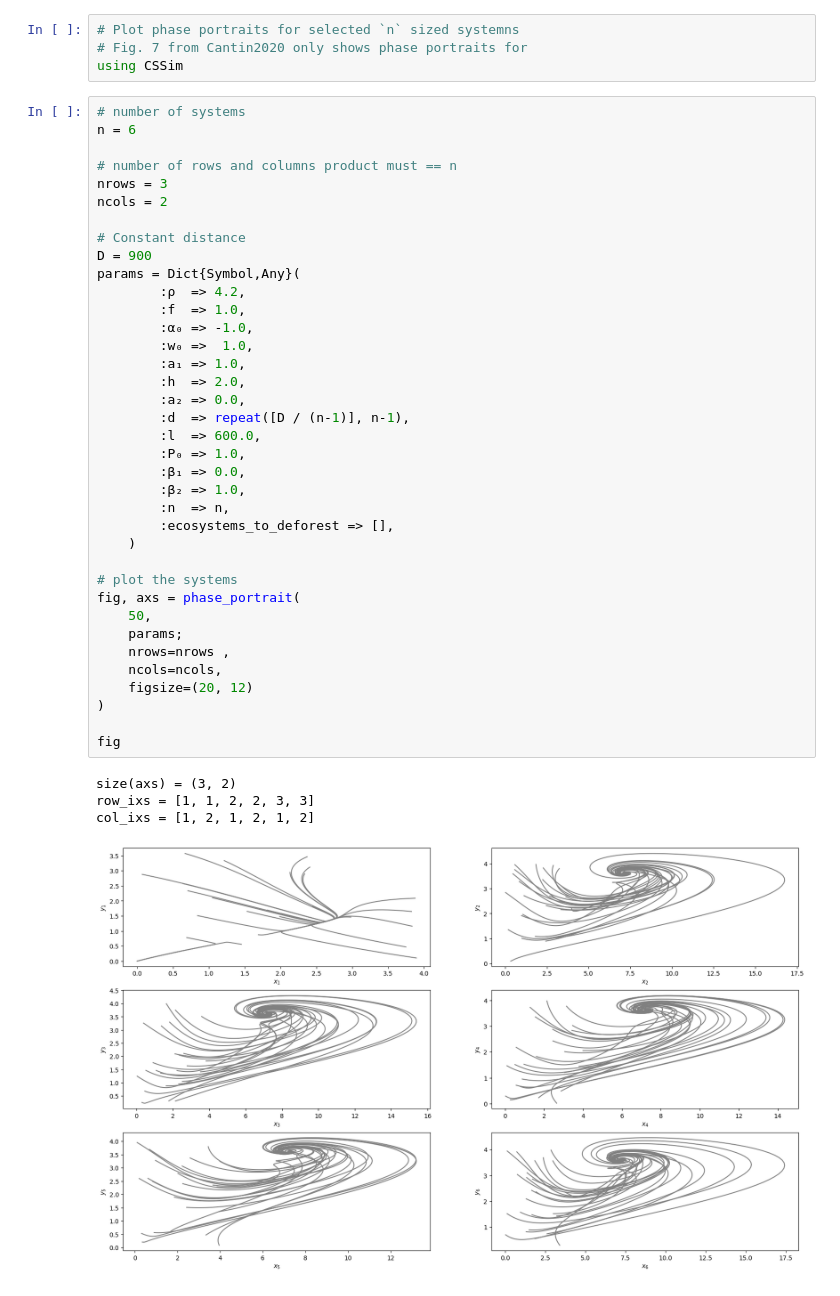
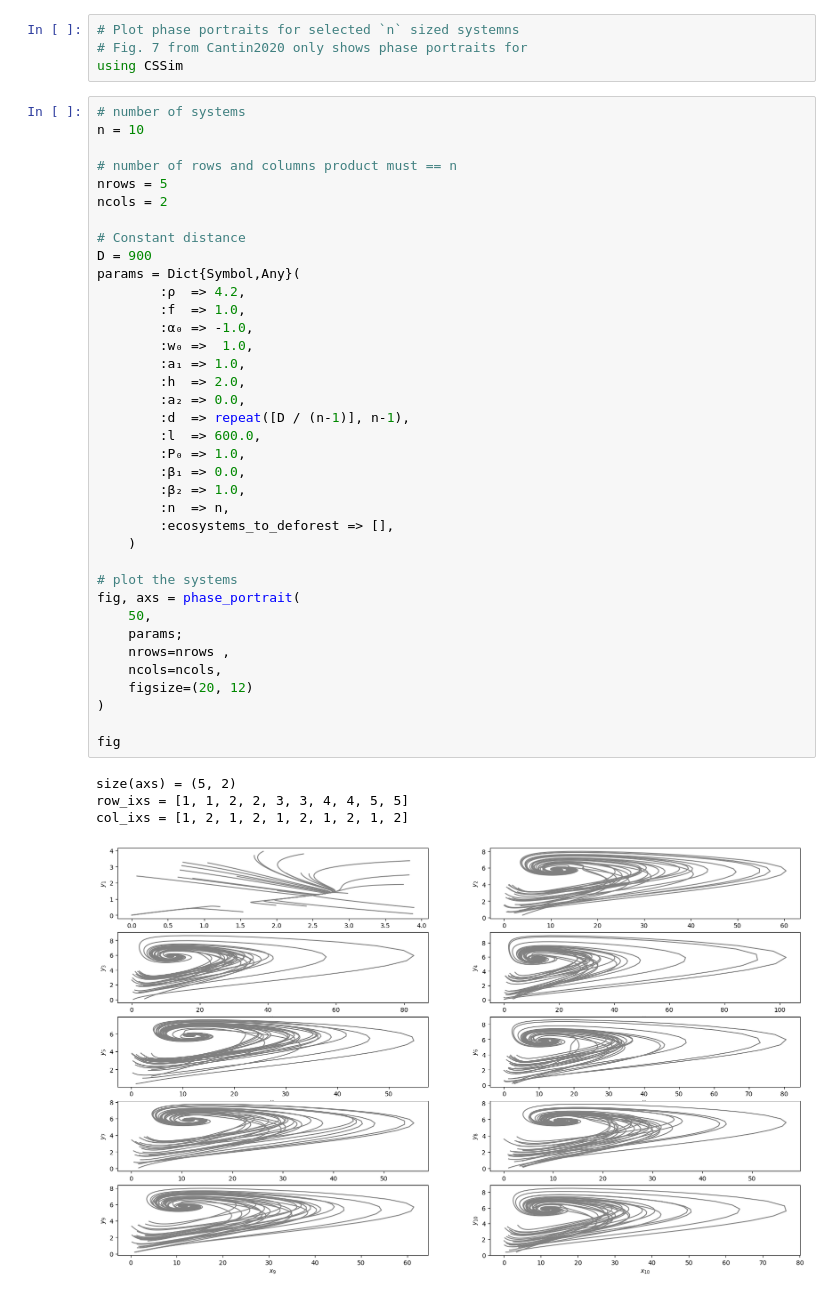
Before and after one commit to marcelvdla/CSSim, a Jupyter notebook: notebooks/jl_fig7_expanded.ipynb, the cells around one changed output. Saved outputs shown, nothing was run; the diff lists cells and outputs as text.

```diff
--- a/notebooks/jl_fig7_expanded.ipynb
+++ b/notebooks/jl_fig7_expanded.ipynb
@@ -4,43 +4,43 @@
 using CSSim
 # %%
 # number of systems
-n = 6
+n = 10
 
 # number of rows and columns product must == n
-nrows = 3
+nrows = 5
 ncols = 2
 
 # Constant distance
 D = 900
 params = Dict{Symbol,Any}(
         :ρ  => 4.2,
         :f  => 1.0,
         :α₀ => -1.0,
         :w₀ =>  1.0,
         :a₁ => 1.0,
         :h  => 2.0,
         :a₂ => 0.0,
         :d  => repeat([D / (n-1)], n-1),
         :l  => 600.0,
         :P₀ => 1.0,
         :β₁ => 0.0,
         :β₂ => 1.0,
         :n  => n,
         :ecosystems_to_deforest => [],
     )
 
 # plot the systems
 fig, axs = phase_portrait(
     50,
     params;
     nrows=nrows ,
     ncols=ncols,
     figsize=(20, 12)
 )
 
 fig
 # %% [output]
-size(axs) = (3, 2)
-row_ixs = [1, 1, 2, 2, 3, 3]
-col_ixs = [1, 2, 1, 2, 1, 2]
+size(axs) = (5, 2)
+row_ixs = [1, 1, 2, 2, 3, 3, 4, 4, 5, 5]
+col_ixs = [1, 2, 1, 2, 1, 2, 1, 2, 1, 2]
-[figure, old version]
+[figure, new version]
```
